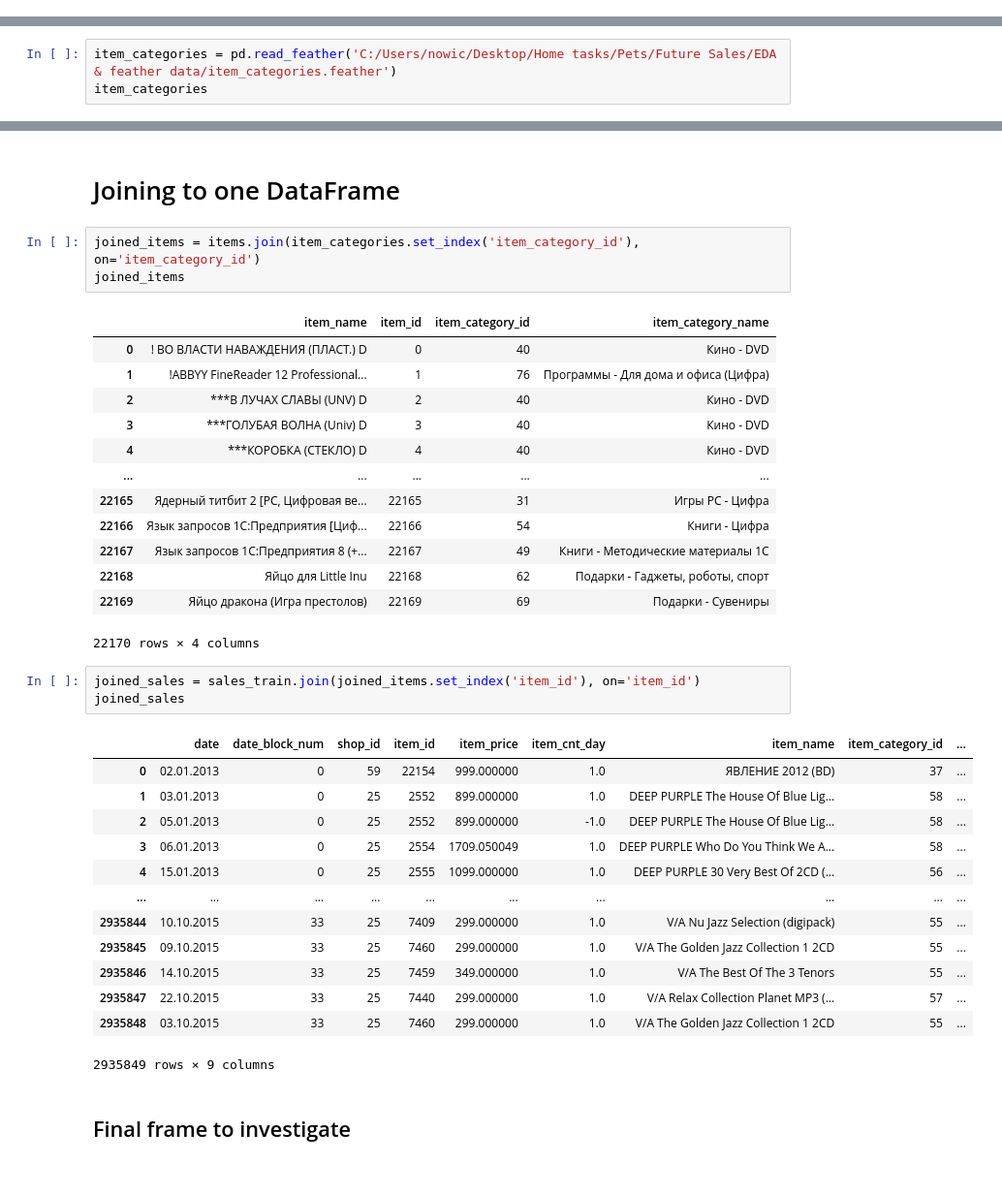
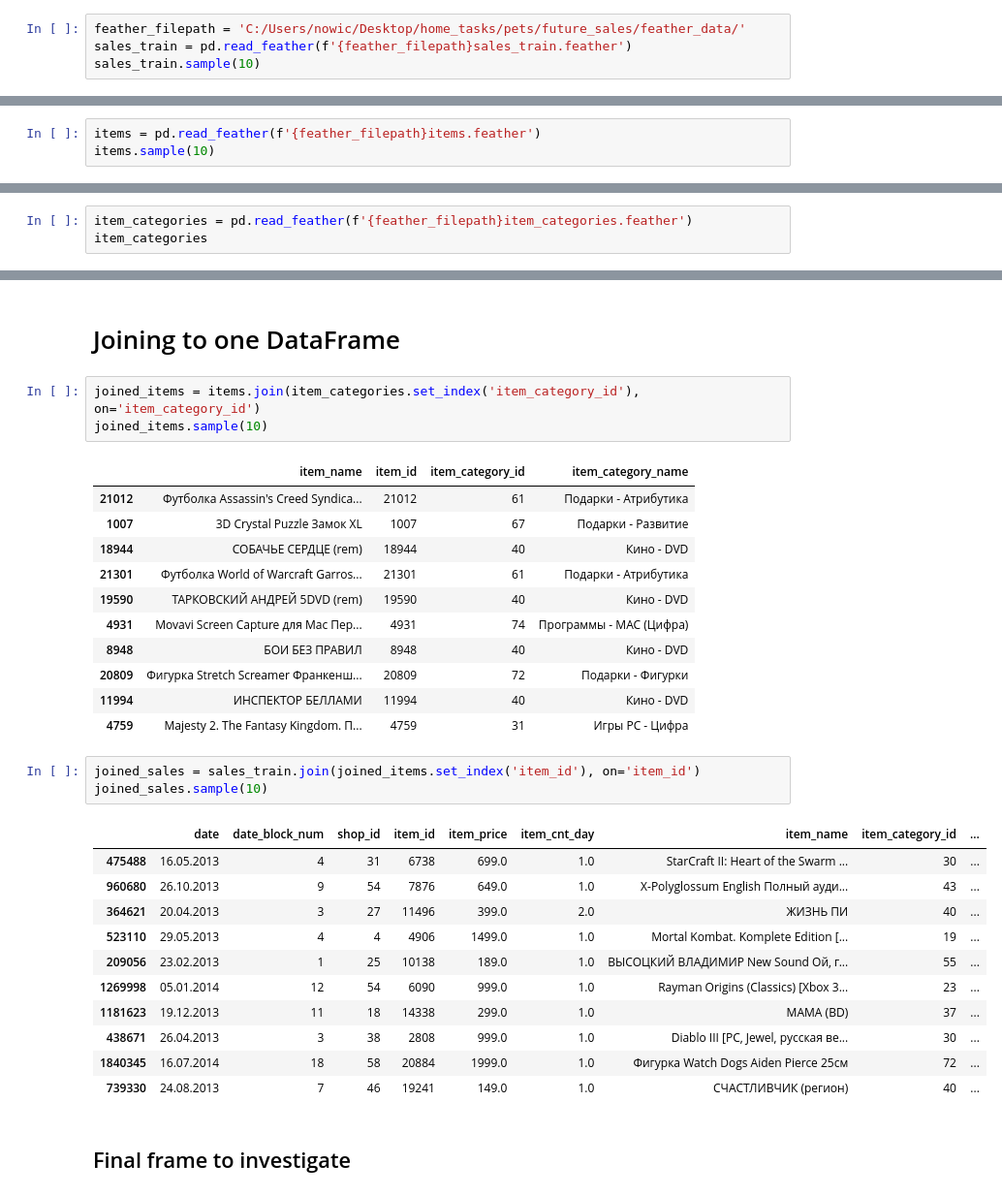
Before and after one commit to Porpoising/home_tasks, a Jupyter notebook: Pets/future_sales/EDA.ipynb, the cells around one changed output, grey strips where cells are left out. Shown at 97% size. Drawn from its saved outputs; the diff is of its cells as text.

Commit message:
Moved to renamed to future_sales folder

```diff
--- a/Pets/Future Sales/EDA & feather data/EDA.ipynb
+++ b/Pets/future_sales/EDA.ipynb
@@ -43,0 +10,4 @@ items
+# %%
+feather_filepath = 'C:/Users/nowic/Desktop/home_tasks/pets/future_sales/feather_data/'
+sales_train = pd.read_feather(f'{feather_filepath}sales_train.feather')
+sales_train.sample(10)
@@ -43,0 +26,3 @@ items
+# %%
+items = pd.read_feather(f'{feather_filepath}items.feather')
+items.sample(10)
@@ -44,5 +41,5 @@ items
 # %%
-item_categories = pd.read_feather('C:/Users/nowic/Desktop/Home tasks/Pets/Future Sales/EDA & feather data/item_categories.feather')
+item_categories = pd.read_feather(f'{feather_filepath}item_categories.feather')
 item_categories
 # %% [output]
 |  | item_category_name | item_category_id |
@@ -83,38 +74,34 @@ shops
 # Joining  to one DataFrame
 # %%
 joined_items = items.join(item_categories.set_index('item_category_id'), on='item_category_id')
-joined_items
+joined_items.sample(10)
 # %% [output]
 |  | item_name | item_id | item_category_id | item_category_name |
-| 0 | ! ВО ВЛАСТИ НАВАЖДЕНИЯ (ПЛАСТ.) D | 0 | 40 | Кино - DVD |
-| 1 | !ABBYY FineReader 12 Professional... | 1 | 76 | Программы - Для дома и офиса (Цифра) |
-| 2 | ***В ЛУЧАХ СЛАВЫ (UNV) D | 2 | 40 | Кино - DVD |
-| 3 | ***ГОЛУБАЯ ВОЛНА (Univ) D | 3 | 40 | Кино - DVD |
-| 4 | ***КОРОБКА (СТЕКЛО) D | 4 | 40 | Кино - DVD |
-| ... | ... | ... | ... | ... |
-| 22165 | Ядерный титбит 2 [PC, Цифровая ве... | 22165 | 31 | Игры PC - Цифра |
-| 22166 | Язык запросов 1С:Предприятия [Циф... | 22166 | 54 | Книги - Цифра |
-| 22167 | Язык запросов 1С:Предприятия 8 (+... | 22167 | 49 | Книги - Методические материалы 1С |
-| 22168 | Яйцо для Little Inu | 22168 | 62 | Подарки - Гаджеты, роботы, спорт |
-| 22169 | Яйцо дракона (Игра престолов) | 22169 | 69 | Подарки - Сувениры |
+| 21012 | Футболка Assassin's Creed Syndica... | 21012 | 61 | Подарки - Атрибутика |
+| 1007 | 3D Crystal Puzzle Замок XL | 1007 | 67 | Подарки - Развитие |
+| 18944 | СОБАЧЬЕ СЕРДЦЕ (rem) | 18944 | 40 | Кино - DVD |
+| 21301 | Футболка World of Warcraft Garros... | 21301 | 61 | Подарки - Атрибутика |
+| 19590 | ТАРКОВСКИЙ АНДРЕЙ 5DVD (rem) | 19590 | 40 | Кино - DVD |
+| 4931 | Movavi Screen Capture для Mac Пер... | 4931 | 74 | Программы - MAC (Цифра) |
+| 8948 | БОИ БЕЗ ПРАВИЛ | 8948 | 40 | Кино - DVD |
+| 20809 | Фигурка Stretch Screamer Франкенш... | 20809 | 72 | Подарки - Фигурки |
+| 11994 | ИНСПЕКТОР БЕЛЛАМИ | 11994 | 40 | Кино - DVD |
+| 4759 | Majesty 2. The Fantasy Kingdom. П... | 4759 | 31 | Игры PC - Цифра |
-22170 rows × 4 columns
 # %%
 joined_sales = sales_train.join(joined_items.set_index('item_id'), on='item_id')
-joined_sales
+joined_sales.sample(10)
 # %% [output]
 |  | date | date_block_num | shop_id | item_id | item_price | item_cnt_day | item_name | item_category_id | ... |
-| 0 | 02.01.2013 | 0 | 59 | 22154 | 999.000000 | 1.0 | ЯВЛЕНИЕ 2012 (BD) | 37 | ... |
-| 1 | 03.01.2013 | 0 | 25 | 2552 | 899.000000 | 1.0 | DEEP PURPLE The House Of Blue Lig... | 58 | ... |
-| 2 | 05.01.2013 | 0 | 25 | 2552 | 899.000000 | -1.0 | DEEP PURPLE The House Of Blue Lig... | 58 | ... |
-| 3 | 06.01.2013 | 0 | 25 | 2554 | 1709.050049 | 1.0 | DEEP PURPLE Who Do You Think We A... | 58 | ... |
-| 4 | 15.01.2013 | 0 | 25 | 2555 | 1099.000000 | 1.0 | DEEP PURPLE 30 Very Best Of 2CD (... | 56 | ... |
-| ... | ... | ... | ... | ... | ... | ... | ... | ... | ... |
-| 2935844 | 10.10.2015 | 33 | 25 | 7409 | 299.000000 | 1.0 | V/A Nu Jazz Selection (digipack) | 55 | ... |
-| 2935845 | 09.10.2015 | 33 | 25 | 7460 | 299.000000 | 1.0 | V/A The Golden Jazz Collection 1 2CD | 55 | ... |
-| 2935846 | 14.10.2015 | 33 | 25 | 7459 | 349.000000 | 1.0 | V/A The Best Of The 3 Tenors | 55 | ... |
-| 2935847 | 22.10.2015 | 33 | 25 | 7440 | 299.000000 | 1.0 | V/A Relax Collection Planet MP3 (... | 57 | ... |
-| 2935848 | 03.10.2015 | 33 | 25 | 7460 | 299.000000 | 1.0 | V/A The Golden Jazz Collection 1 2CD | 55 | ... |
+| 475488 | 16.05.2013 | 4 | 31 | 6738 | 699.0 | 1.0 | StarCraft II: Heart of the Swarm ... | 30 | ... |
+| 960680 | 26.10.2013 | 9 | 54 | 7876 | 649.0 | 1.0 | X-Polyglossum English Полный ауди... | 43 | ... |
+| 364621 | 20.04.2013 | 3 | 27 | 11496 | 399.0 | 2.0 | ЖИЗНЬ ПИ | 40 | ... |
+| 523110 | 29.05.2013 | 4 | 4 | 4906 | 1499.0 | 1.0 | Mortal Kombat. Komplete Edition [... | 19 | ... |
+| 209056 | 23.02.2013 | 1 | 25 | 10138 | 189.0 | 1.0 | ВЫСОЦКИЙ ВЛАДИМИР New Sound Ой, г... | 55 | ... |
+| 1269998 | 05.01.2014 | 12 | 54 | 6090 | 999.0 | 1.0 | Rayman Origins (Classics) [Xbox 3... | 23 | ... |
+| 1181623 | 19.12.2013 | 11 | 18 | 14338 | 299.0 | 1.0 | МАМА (BD) | 37 | ... |
+| 438671 | 26.04.2013 | 3 | 38 | 2808 | 999.0 | 1.0 | Diablo III [PC, Jewel, русская ве... | 30 | ... |
+| 1840345 | 16.07.2014 | 18 | 58 | 20884 | 1999.0 | 1.0 | Фигурка Watch Dogs Aiden Pierce 25см | 72 | ... |
+| 739330 | 24.08.2013 | 7 | 46 | 19241 | 149.0 | 1.0 | СЧАСТЛИВЧИК (регион) | 40 | ... |
-2935849 rows × 9 columns
 # %% [markdown]
 ## Final frame to investigate
 # %%
```
Also changed, not shown: parts of 18 cells of this notebook.
